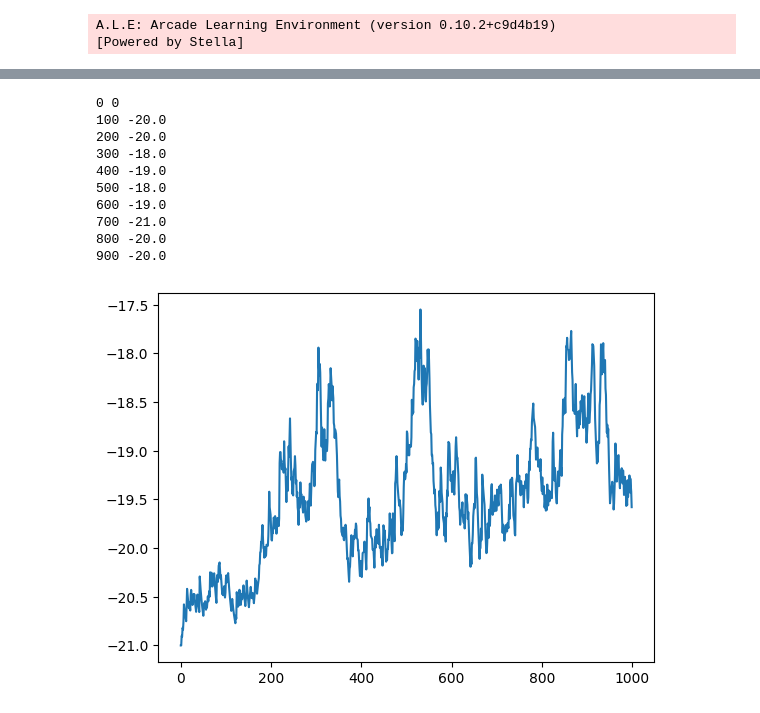
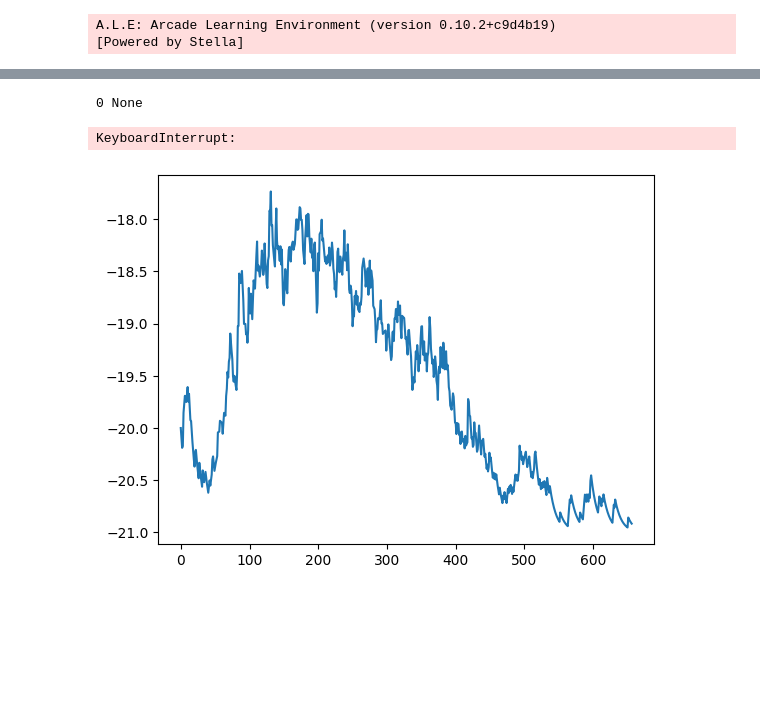
Before and after one commit to antony-zhao/RLTesting, a Jupyter notebook: rltesting/fvd_experiments/rl_pong.ipynb, the cells around one changed output, grey strips where cells are left out. Cells and saved outputs as stored; diff of their text form; code cells hidden in the pictures; blank space fills up the shorter version.

```diff
--- a/rltesting/fvd_experiments/rl_pong.ipynb
+++ b/rltesting/fvd_experiments/rl_pong.ipynb
@@ -39,8 +39,8 @@ samples = random_sample_single_env(env, num_steps=data_steps)
 for i in range(data_steps):
     buffer.add_sample([samples[j][i] for j in range(len(samples))].copy())
 # %%
-encoder = Encoder(framestack, latent_dim, obs_shape).cuda()
-decoder = Decoder(encoder.conv_dim, framestack, latent_dim).cuda()
+encoder = Encoder(framestack, latent_dim, obs_shape, filter_base=16).cuda()
+decoder = Decoder(encoder.conv_dim, framestack, latent_dim, filter_base=16).cuda()
 opt = torch.optim.Adam(list(encoder.parameters()) + list(decoder.parameters()), 3e-4)
 losses = []
 for i in range(train_steps):
@@ -121,10 +127,10 @@ buffer_shapes = [(obs_shape, obs_shape, 3 * framestack), (), (), (obs_shape, obs
 dqn_buffer = ReplayBuffer(buffer_shapes, dtypes, buffer_size=1_000_000)
 q_target = TargetNetwork(q_network, tau=1e-4).cuda()
 eps = 1
-eps_decay = 0.97
+eps_decay = 0.98
 eps_min = 0.1
 num_episodes = 1000
-train_after = 1000
+train_after = 10000
 gamma = 0.99
 # %%
 def dqn_loss(q_network, q_target, obs, action, reward, next_obs, done, q_opt):
@@ -137,7 +143,7 @@ def dqn_loss(q_network, q_target, obs, action, reward, next_obs, done, q_opt):
     q_opt.step()
     return q_loss
 
-def model_losses(q_network, q_target, double_autoencoder, buffer, q_opt, double_ae_opt, batch_size=64):
+def model_losses(q_network, q_target, double_autoencoder, buffer, q_opt, double_ae_opt, batch_size=512):
     obs, action, reward, next_obs, done = buffer.sample(batch_size)
     obs = (torch.as_tensor(obs).float().transpose(-3, -1) / 255).cuda()
     action = torch.as_tensor(action).long().cuda()
@@ -146,7 +152,8 @@ def model_losses(q_network, q_target, double_autoencoder, buffer, q_opt, double_
     done = torch.as_tensor(done).float().cuda()
     intrinsic = double_autoencoder.double_encode(obs)
     next_intrinsic = double_autoencoder.double_encode(next_obs).detach()
-    q_loss = dqn_loss(q_network, q_target, intrinsic.detach(), action, reward, next_intrinsic, done, q_opt)
+    for _ in range(4):
+        q_loss = dqn_loss(q_network, q_target, intrinsic.detach(), action, reward, next_intrinsic, done, q_opt)
 
     reconstruction = double_autoencoder.double_decode(intrinsic)
     reconstruction_loss = F.mse_loss(reconstruction, obs)
@@ -159,12 +166,14 @@ def model_losses(q_network, q_target, double_autoencoder, buffer, q_opt, double_
 ep_rews = []
 q_losses = []
 ae_losses = []
+smoothed_rewards = []
 step = 0
 ep_rew = 0
 ep_rew_ema = None
-for episode in range(num_episodes):
-    if episode % 100 == 0:
-        print(episode, ep_rew)
+smoothing = 0.9
+for episode in range(1, num_episodes + 1):
+    if episode % 50 == 0:
+        print(episode, ep_rew_ema)
     obs, _ = env.reset()
     done = False
     ep_rew = 0
@@ -192,33 +201,22 @@ for episode in range(num_episodes):
     ep_rews.append(ep_rew)
     q_losses.append(np.mean(q_loss_))
     ae_losses.append(np.mean(ae_loss_))
+    if ep_rew_ema is None:
+        ep_rew_ema = ep_rew
+    else:
+        ep_rew_ema = smoothing * ep_rew_ema + (1 - smoothing) * ep_rew
+    smoothed_rewards.append(ep_rew_ema)
     eps = max(eps_min, eps * eps_decay)
 # %% [output]
-0 0
-100 -20.0
-200 -20.0
-300 -18.0
-400 -19.0
-500 -18.0
-600 -19.0
-700 -21.0
-800 -20.0
-900 -20.0
+0 None
+KeyboardInterrupt:
 # %%
-smoothing = 0.9
-ep_rew_ema = None
-smoothed_rewards = []
-for ep_rew in ep_rews:
-    if ep_rew_ema is None:
-        ep_rew_ema = ep_rew
-    else:
-        ep_rew_ema = smoothing * ep_rew_ema + (1 - smoothing) * ep_rew
-    smoothed_rewards.append(ep_rew_ema)
+
 plt.plot(smoothed_rewards)
 plt.savefig("smoothed_ep_rew.png")
 np.save("smoothed_rewards.npy", np.asarray(smoothed_rewards))
 # %% [output]
-[figure, old version]
+[figure, new version]
 # %%
 plt.plot(ep_rews)
 plt.savefig("ep_rew.png")
```
Also changed, not shown: parts of 7 cells of this notebook, 3 other files.
